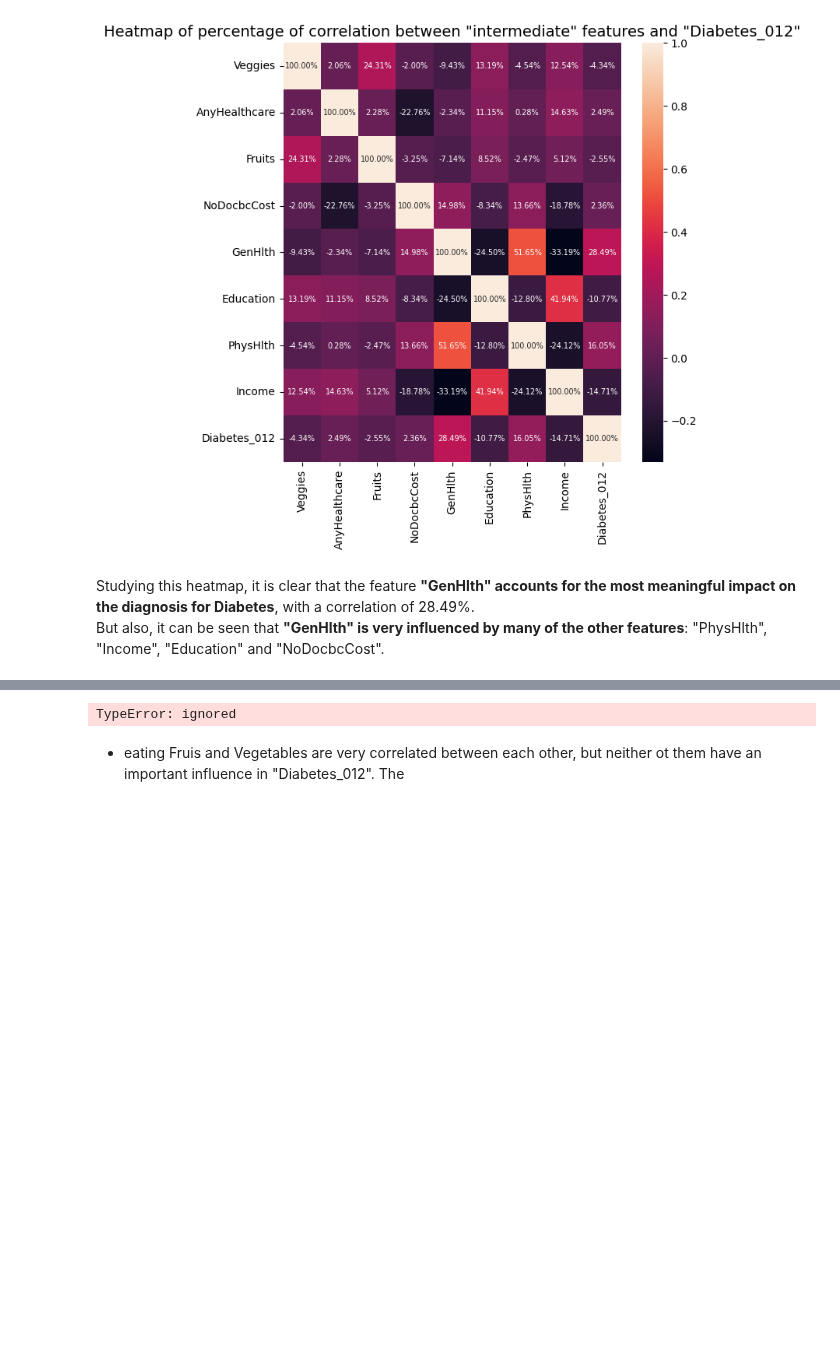
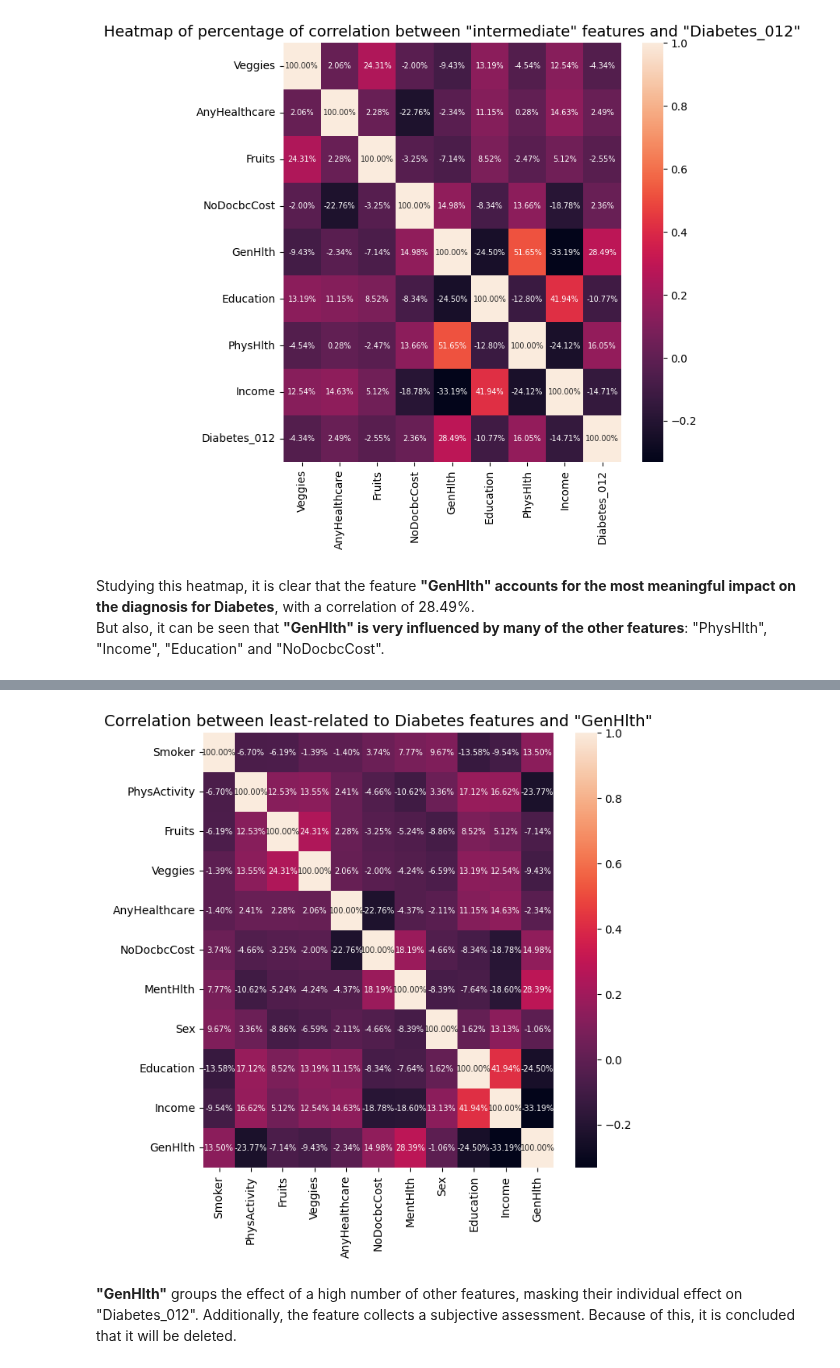
Before and after one commit to AliGarAlon/Diabetes_Project, a Jupyter notebook: diabetes_model.ipynb, the cells around one changed output, grey strips where cells are left out. Cells and saved outputs as stored; diff of their text form; code cells hidden in the pictures; blank space fills up the shorter version.

```diff
--- a/diabetes_model.ipynb
+++ b/diabetes_model.ipynb
@@ -423,10 +453,11 @@ But also, it can be seen that **"GenHlth" is very influenced by many of the othe
 # %%
 # HEATMAP THAT SHOWS THE CORRELATION OF THE INTERMEDIATE FEATURES TO 'Diabetes_012'
+no_corr_diabetes= (no_corr_diabetes).tolist()
 no_corr_diabetes.append("GenHlth")
 plt.figure(figsize=(7, 7))
 sb.heatmap(df[no_corr_diabetes].corr(), annot=True, fmt='.2%', annot_kws={'size': 7})
 plt.title('Correlation between least-related to Diabetes features and "GenHlth"', fontsize=14);
 # %% [output]
-TypeError: ignored
+[figure, added]
 # %% [markdown]
-* eating Fruis and Vegetables are very correlated between each other, but neither ot them have an important influence in "Diabetes_012". The
+**"GenHlth"** groups the effect of a high number of other features, masking their individual effect on "Diabetes_012". Additionally, the feature collects a subjective assessment. Because of this, it is concluded that it will be deleted.
```
Also changed, not shown: parts of 23 cells of this notebook.
